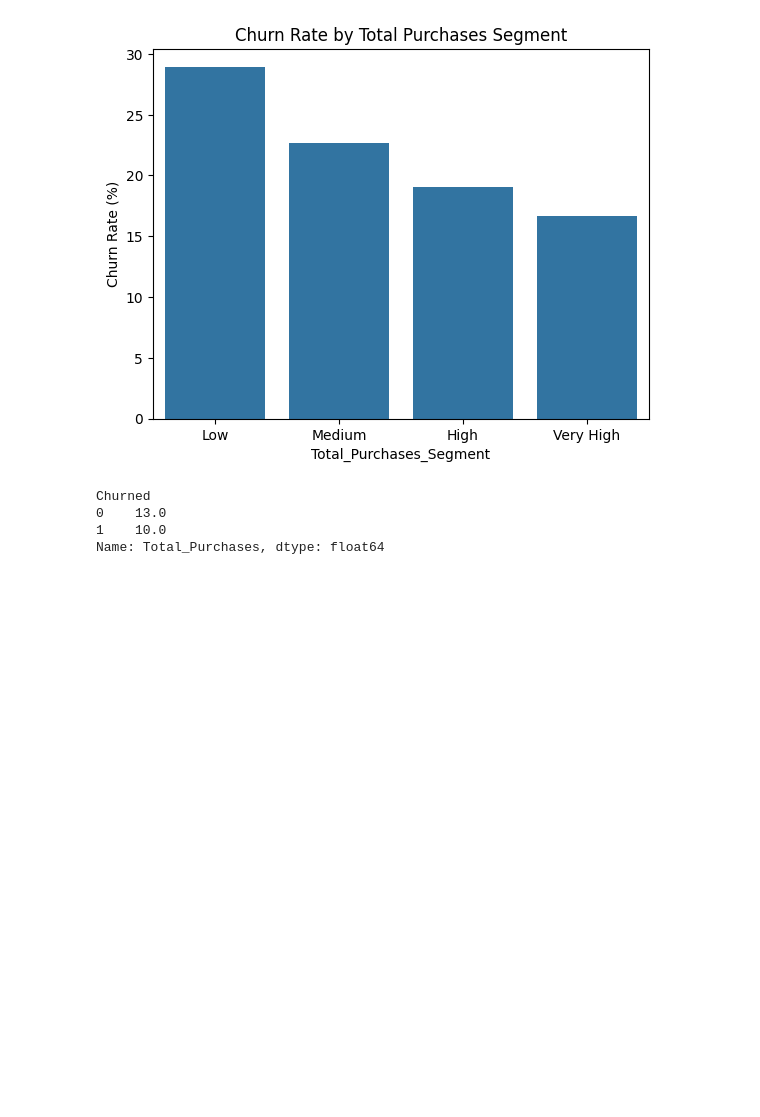
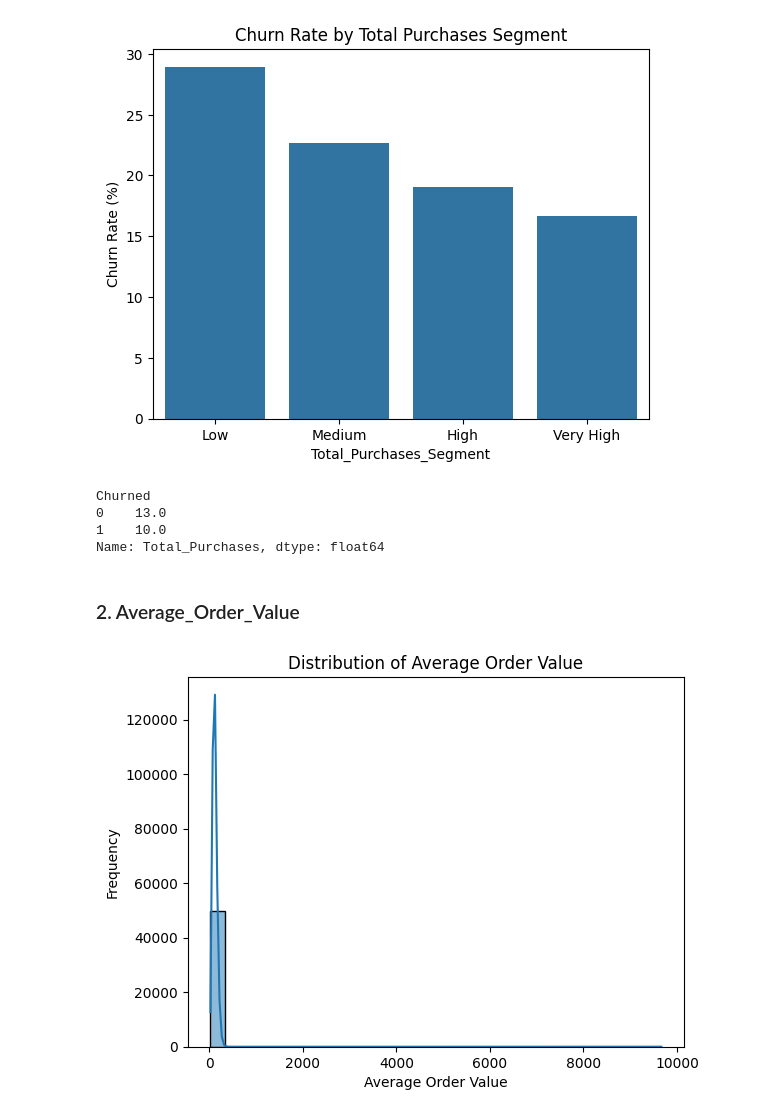
Before and after one commit to ppts2545/Eccommerce-Customer-Behavior-Dataset, a Jupyter notebook: notebooks/03_eda/eda1/02_eda_on_Purchase behavior.ipynb, the cells around one changed output. Saved outputs shown, nothing was run; the diff lists cells and outputs as text; code cells hidden in the pictures; blank space fills up the shorter version.

```diff
--- a/notebooks/03_eda/eda1/02_eda_on_Purchase behavior.ipynb
+++ b/notebooks/03_eda/eda1/02_eda_on_Purchase behavior.ipynb
@@ -123,3 +124,13 @@ Churned
 0    13.0
 1    10.0
 Name: Total_Purchases, dtype: float64
+# %% [markdown]
+### 2. Average_Order_Value
+# %%
+sns.histplot(df["Average_Order_Value"], bins=30, kde=True)
+plt.title("Distribution of Average Order Value")
+plt.xlabel("Average Order Value")
+plt.ylabel("Frequency")
+plt.show()
+# %% [output]
+[figure, added]
```
Also changed, not shown: parts of 26 cells of this notebook.
